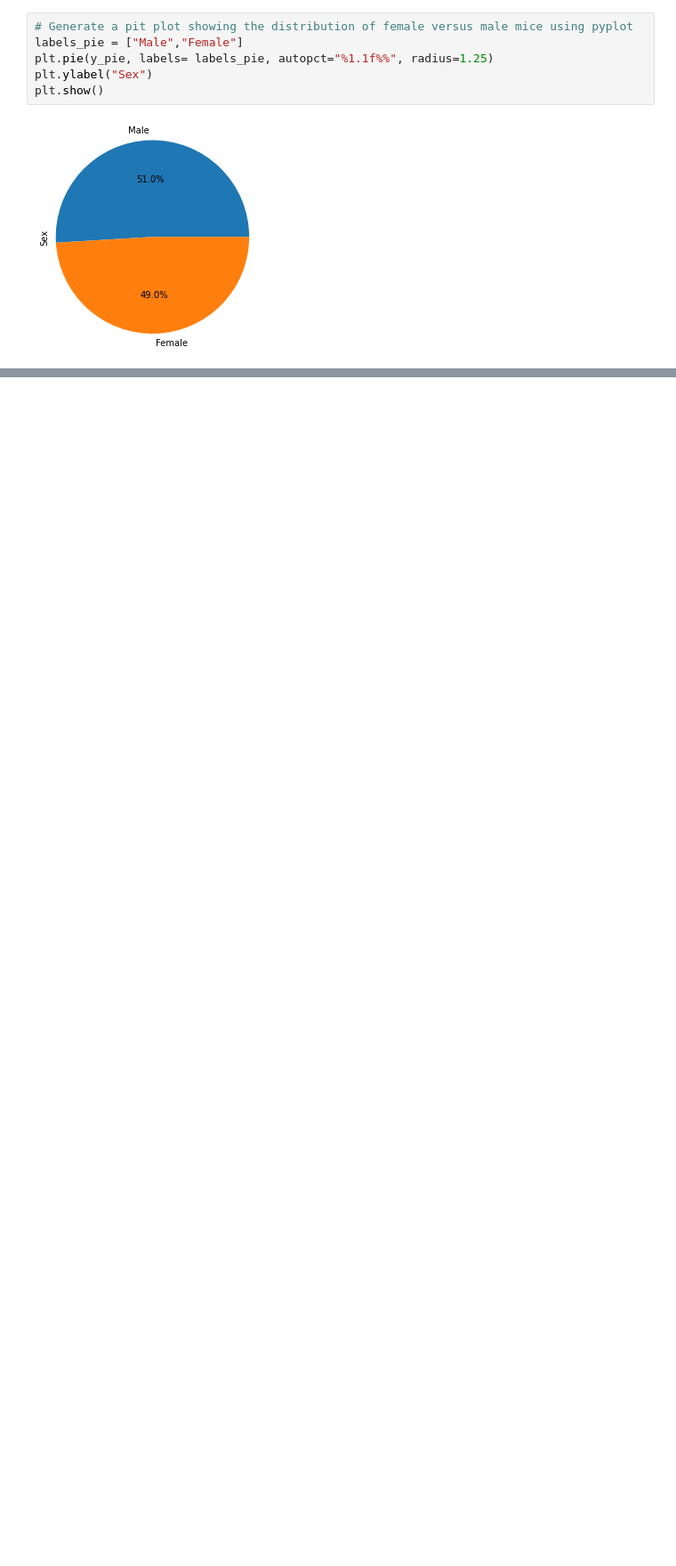
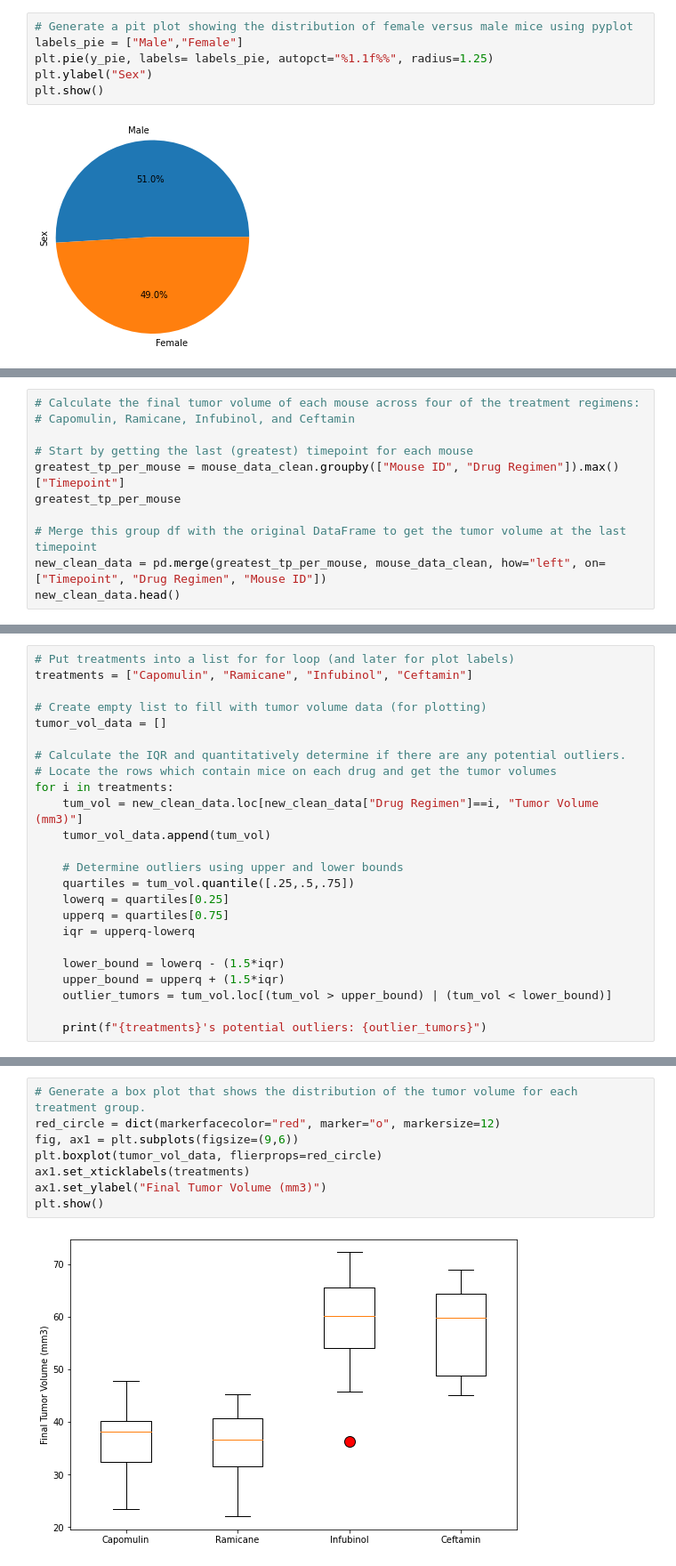
Before and after one commit to jbarkle/Matplotlib-Challenge, a Jupyter notebook: Pymaceuticals.ipynb, the cells around one changed output, grey strips where cells are left out. Shown at 89% size. Cells and saved outputs as stored; diff of their text form; blank space fills up the shorter version.

Commit message:
script quartiles, outliers, and boxplots

```diff
--- a/Pymaceuticals.ipynb
+++ b/Pymaceuticals.ipynb
@@ -163,0 +166,11 @@ plt.show()
+# %%
+# Calculate the final tumor volume of each mouse across four of the treatment regimens:
+# Capomulin, Ramicane, Infubinol, and Ceftamin
+
+# Start by getting the last (greatest) timepoint for each mouse
+greatest_tp_per_mouse = mouse_data_clean.groupby(["Mouse ID", "Drug Regimen"]).max()["Timepoint"]
+greatest_tp_per_mouse
+
+# Merge this group df with the original DataFrame to get the tumor volume at the last timepoint
+new_clean_data = pd.merge(greatest_tp_per_mouse, mouse_data_clean, how="left", on=["Timepoint", "Drug Regimen", "Mouse ID"])
+new_clean_data.head()
@@ -163,0 +184,24 @@ plt.show()
+# %%
+# Put treatments into a list for for loop (and later for plot labels)
+treatments = ["Capomulin", "Ramicane", "Infubinol", "Ceftamin"]
+
+# Create empty list to fill with tumor volume data (for plotting)
+tumor_vol_data = []
+
+# Calculate the IQR and quantitatively determine if there are any potential outliers.
+# Locate the rows which contain mice on each drug and get the tumor volumes
+for i in treatments:
+    tum_vol = new_clean_data.loc[new_clean_data["Drug Regimen"]==i, "Tumor Volume (mm3)"]
+    tumor_vol_data.append(tum_vol)
+
+    # Determine outliers using upper and lower bounds
+    quartiles = tum_vol.quantile([.25,.5,.75])
+    lowerq = quartiles[0.25]
+    upperq = quartiles[0.75]
+    iqr = upperq-lowerq
+
+    lower_bound = lowerq - (1.5*iqr)
+    upper_bound = upperq + (1.5*iqr)
+    outlier_tumors = tum_vol.loc[(tum_vol > upper_bound) | (tum_vol < lower_bound)]
+
+    print(f"{treatments}'s potential outliers: {outlier_tumors}")
@@ -163,0 +214,10 @@ plt.show()
+# %%
+# Generate a box plot that shows the distribution of the tumor volume for each treatment group.
+red_circle = dict(markerfacecolor="red", marker="o", markersize=12)
+fig, ax1 = plt.subplots(figsize=(9,6))
+plt.boxplot(tumor_vol_data, flierprops=red_circle)
+ax1.set_xticklabels(treatments)
+ax1.set_ylabel("Final Tumor Volume (mm3)")
+plt.show()
+# %% [output]
+[figure, added]
```
Also changed, not shown: parts of 3 cells of this notebook.
